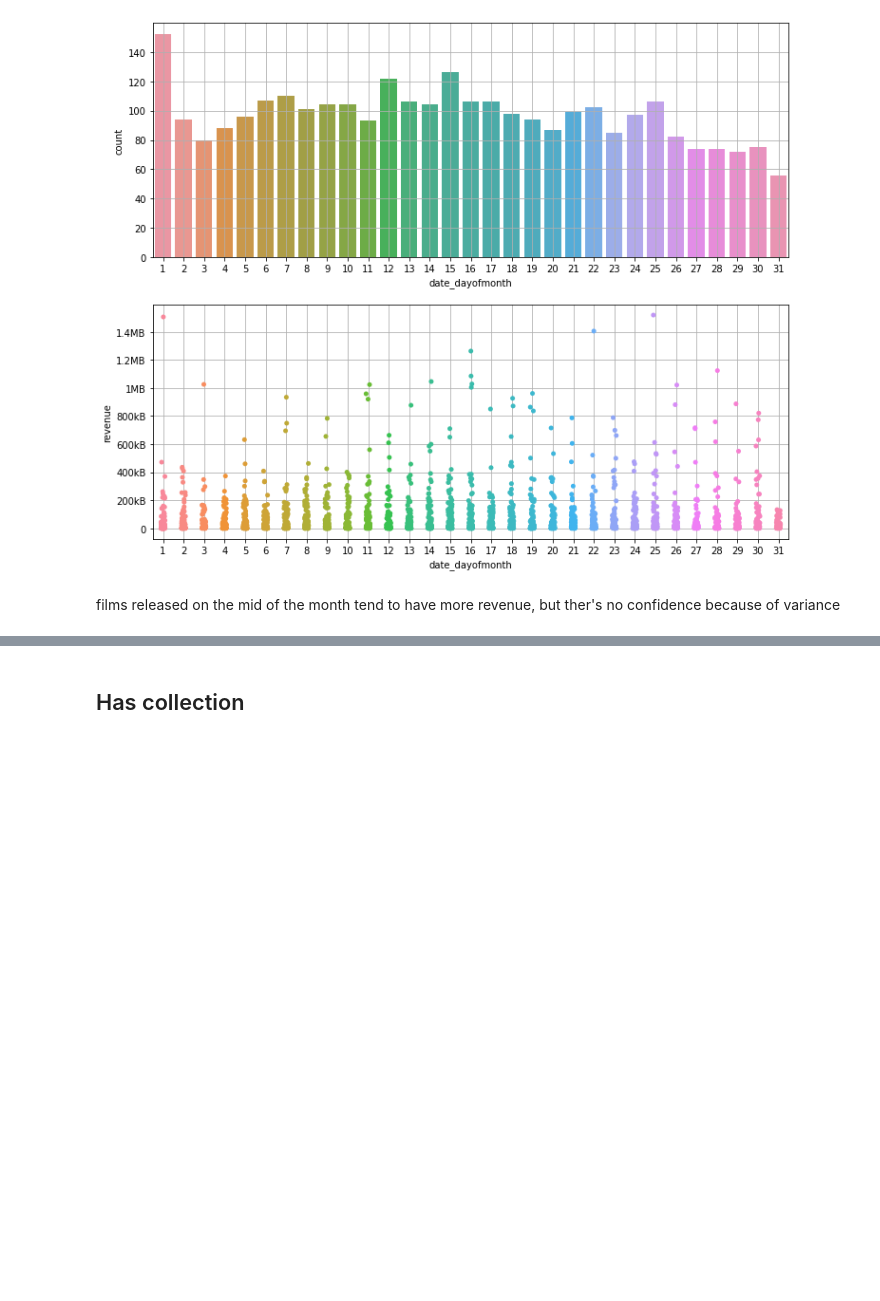
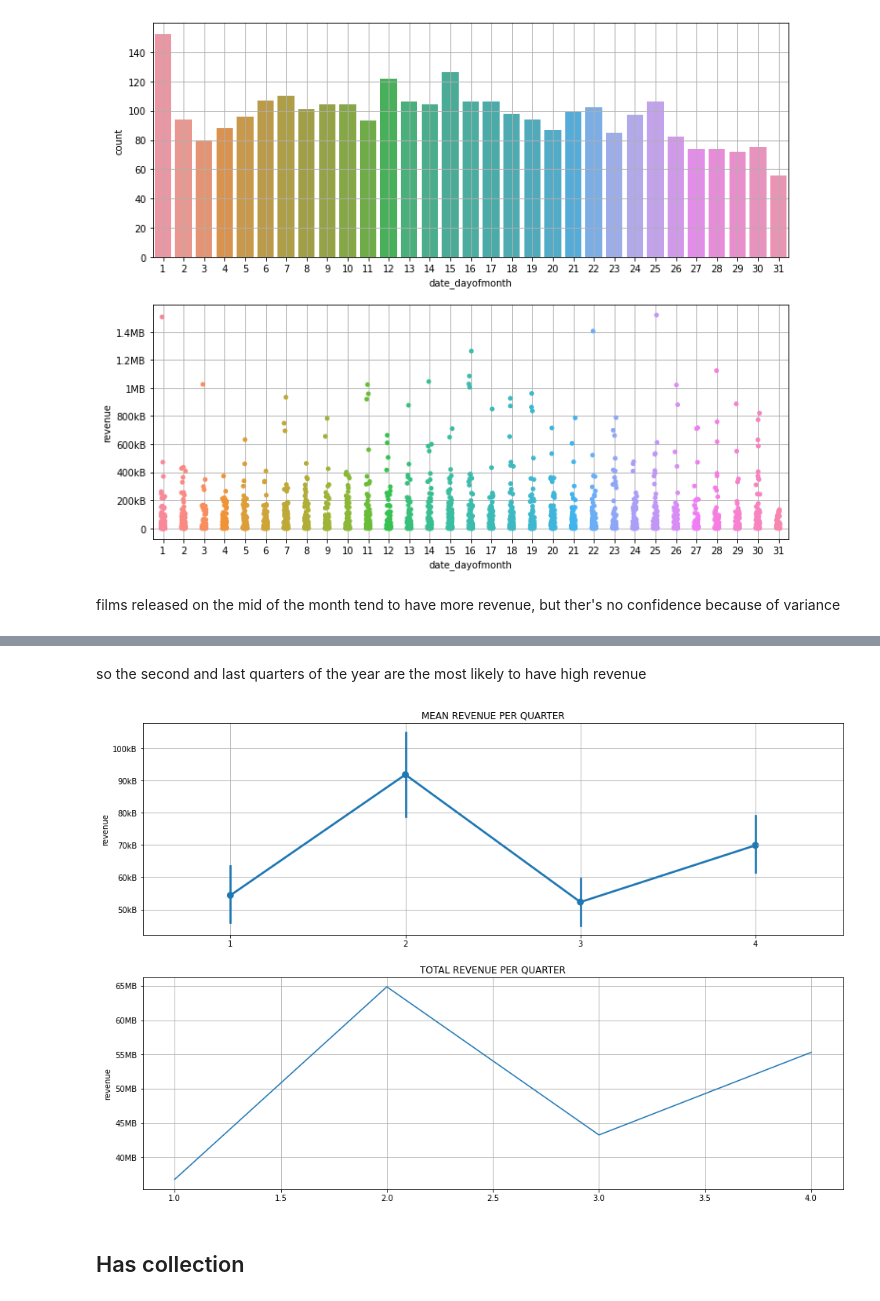
Before and after one commit to d0bando/Personal-Projects, a Jupyter notebook: Box_Office_Competition.ipynb, the cells around one changed output, grey strips where cells are left out. Drawn from its saved outputs; the diff is of its cells as text; code cells hidden in the pictures; blank space fills up the shorter version.

```diff
--- a/Box_Office_Competition.ipynb
+++ b/Box_Office_Competition.ipynb
@@ -1928,3 +1943,24 @@ ax[1].yaxis.set_major_formatter(tick.FuncFormatter(reformat_large_tick_values));
+# %% [markdown]
+so the second and last quarters of the year are the most likely to have high revenue
+# %%
+daym_total=Xy.groupby("date_quarter")["revenue"].sum()
+fig,ax = plt.subplots(2,1,figsize=(16,6))
+
+sns.pointplot(data=Xy,x="date_quarter",y="revenue",ax=ax[0],)
+ax[0].set_title("MEAN REVENUE PER QUARTER")
+ax[0].set(xlabel=None)
+ax[0].grid()
+
+sns.lineplot(data=daym_total,ax=ax[1])
+ax[1].set_title("TOTAL REVENUE PER QUARTER")
+ax[1].set(xlabel=None)
+ax[1].grid()
+
+plt.subplots_adjust(top=1.5)
+ax[0].yaxis.set_major_formatter(tick.FuncFormatter(reformat_large_tick_values));
+ax[1].yaxis.set_major_formatter(tick.FuncFormatter(reformat_large_tick_values));
+# %% [output]
+[figure, added]
 # %% [markdown]
 ## Has collection
 # %% [markdown]
```
Also changed, not shown: parts of 32 cells of this notebook.
